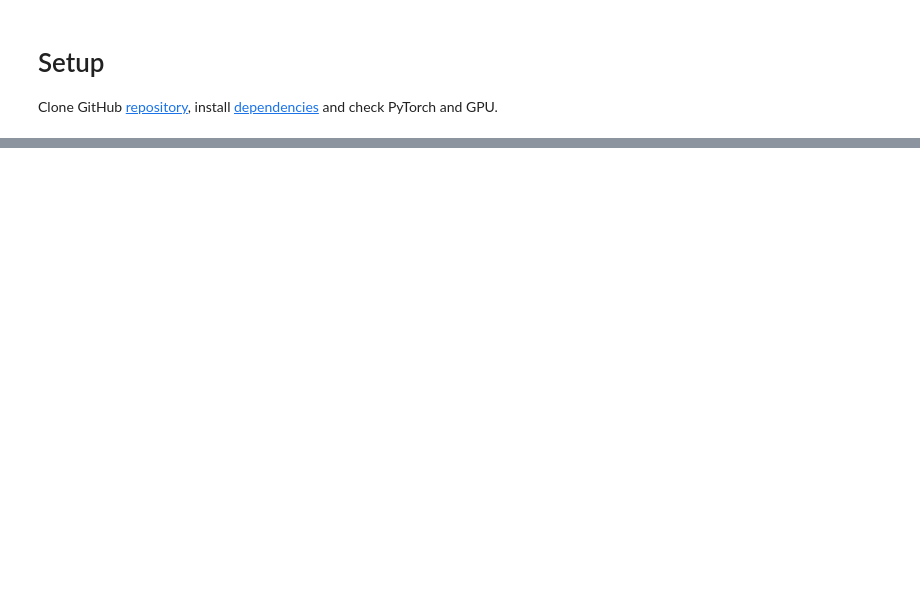
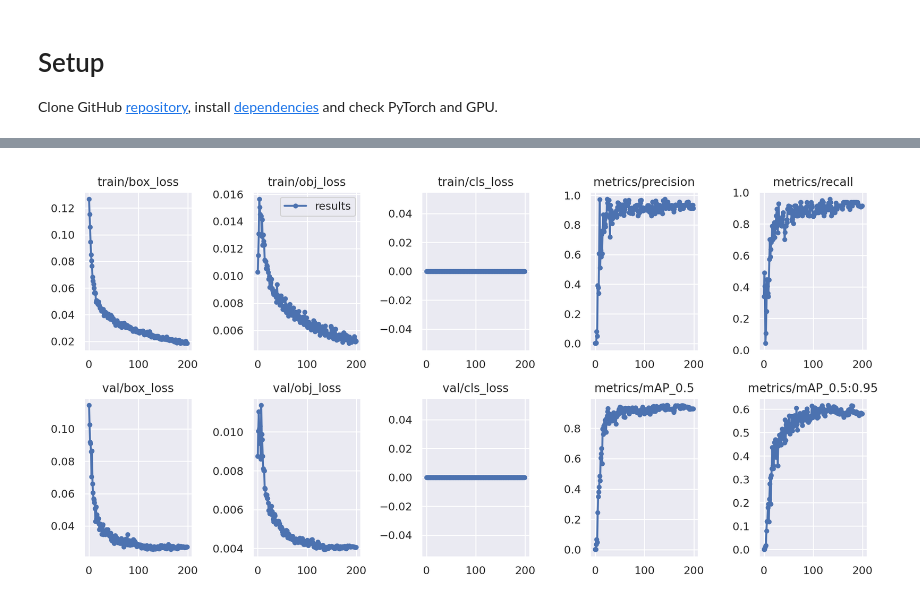
Before and after one commit to riks01/converse_shoes_detector, a Jupyter notebook: yolov5/YOLOv5.ipynb, the cells around one changed output, grey strips where cells are left out. Saved outputs shown, nothing was run; the diff lists cells and outputs as text; code cells hidden in the pictures; blank space fills up the shorter version.

```diff
--- a/yolov5/YOLOv5.ipynb
+++ b/yolov5/YOLOv5.ipynb
@@ -57,0 +71,5 @@ Image('runs/detect/exp4/3.jpg')
+# %%
+# displaying the result of the training
+Image('runs/train/exp2/results.png')
+# %% [output]
+[figure, added]
```
Also changed, not shown: parts of 9 cells of this notebook.
